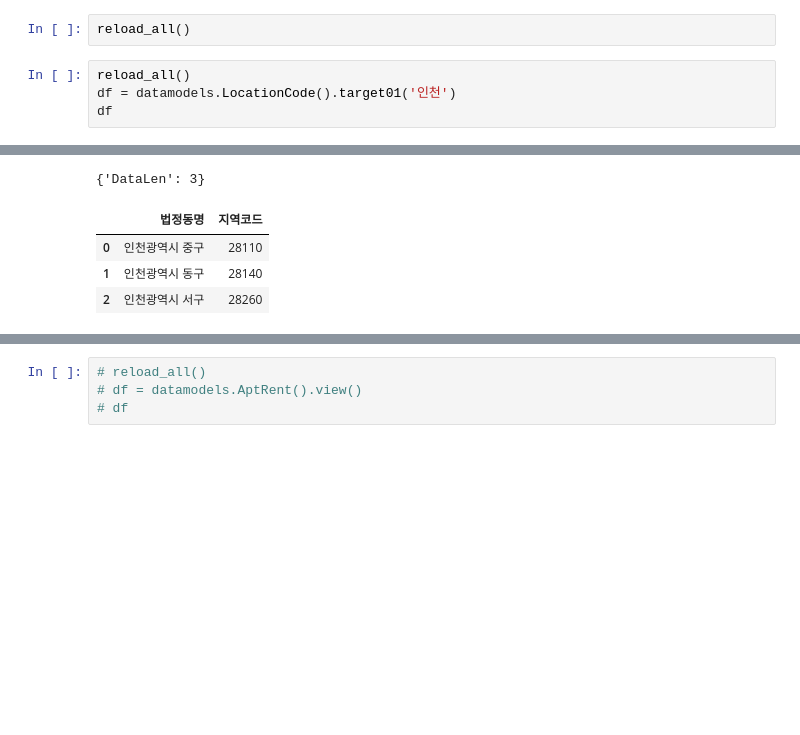
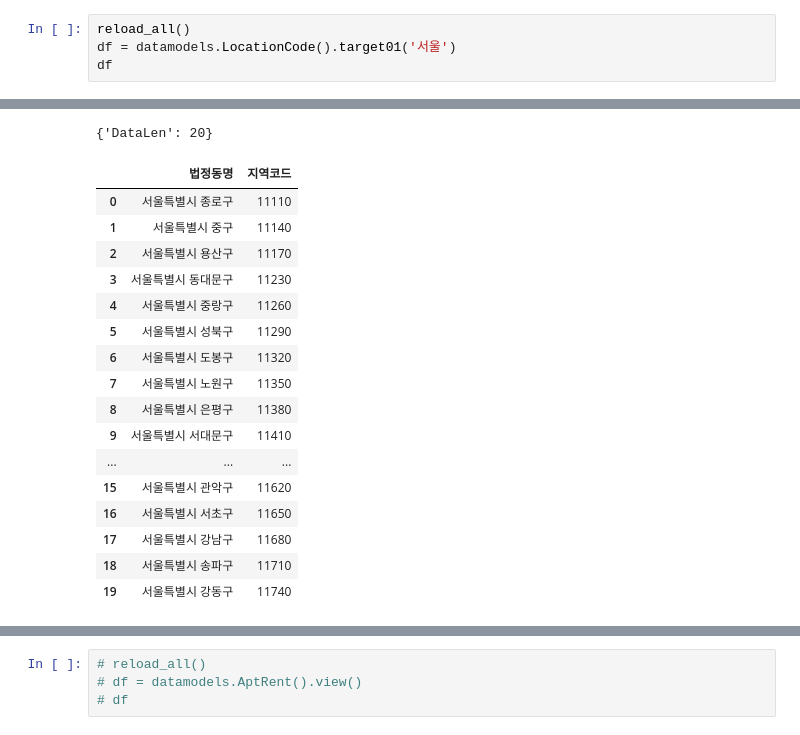
Before and after one commit to innovata/GovDataScience, a Jupyter notebook: jupyter/DataView.ipynb, the cells around one changed output, grey strips where cells are left out. Drawn from its saved outputs; the diff is of its cells as text; blank space fills up the shorter version.

```diff
--- a/jupyter/DataView.ipynb
+++ b/jupyter/DataView.ipynb
@@ -3,7 +18,5 @@ from _jupyterEnv import *
-# %%
-reload_all()
 # %%
 reload_all()
-df = datamodels.LocationCode().target01('인천')
+df = datamodels.LocationCode().target01('서울')
 df
 # %% [output]
@@ -11,8 +24,21 @@ df
-{'DataLen': 3}
+{'DataLen': 20}
 |  | 법정동명 | 지역코드 |
-| 0 | 인천광역시 중구 | 28110 |
-| 1 | 인천광역시 동구 | 28140 |
-| 2 | 인천광역시 서구 | 28260 |
+| 0 | 서울특별시 종로구 | 11110 |
+| 1 | 서울특별시 중구 | 11140 |
+| 2 | 서울특별시 용산구 | 11170 |
+| 3 | 서울특별시 동대문구 | 11230 |
+| 4 | 서울특별시 중랑구 | 11260 |
+| 5 | 서울특별시 성북구 | 11290 |
+| 6 | 서울특별시 도봉구 | 11320 |
+| 7 | 서울특별시 노원구 | 11350 |
+| 8 | 서울특별시 은평구 | 11380 |
+| 9 | 서울특별시 서대문구 | 11410 |
+| ... | ... | ... |
+| 15 | 서울특별시 관악구 | 11620 |
+| 16 | 서울특별시 서초구 | 11650 |
+| 17 | 서울특별시 강남구 | 11680 |
+| 18 | 서울특별시 송파구 | 11710 |
+| 19 | 서울특별시 강동구 | 11740 |
 # %%
 reload_all()
 # schmodels.RealState().__create__()
```
Also changed, not shown: parts of 12 cells of this notebook, 6 other files.
